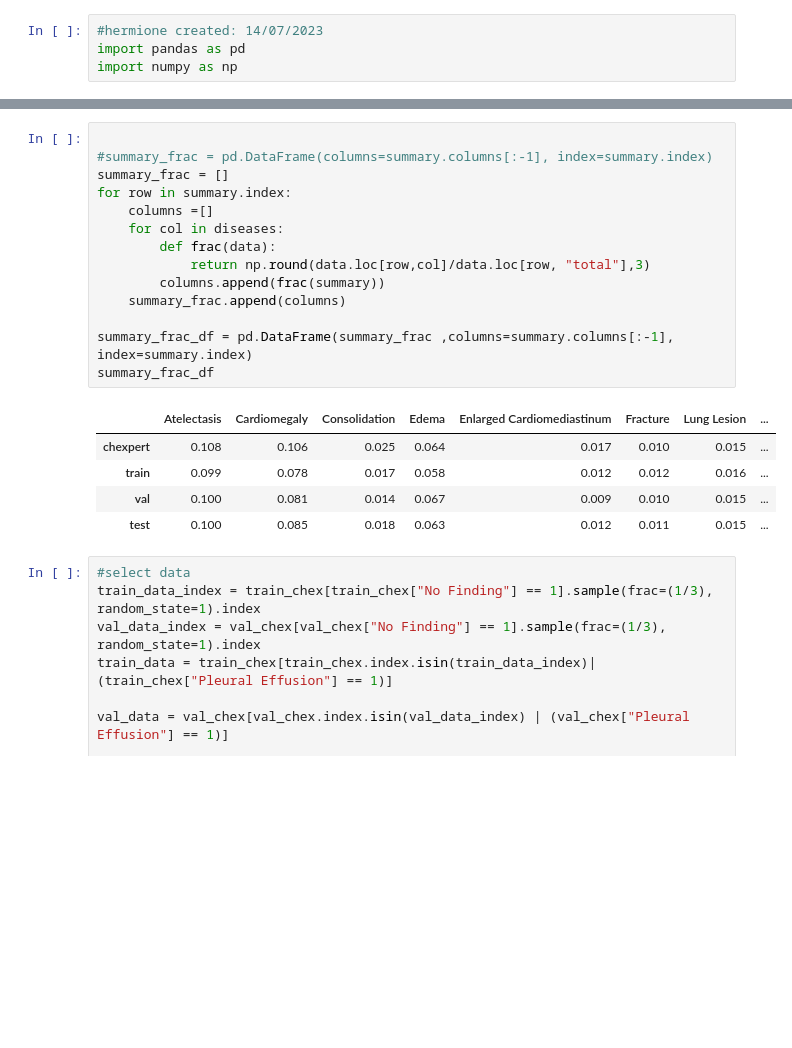
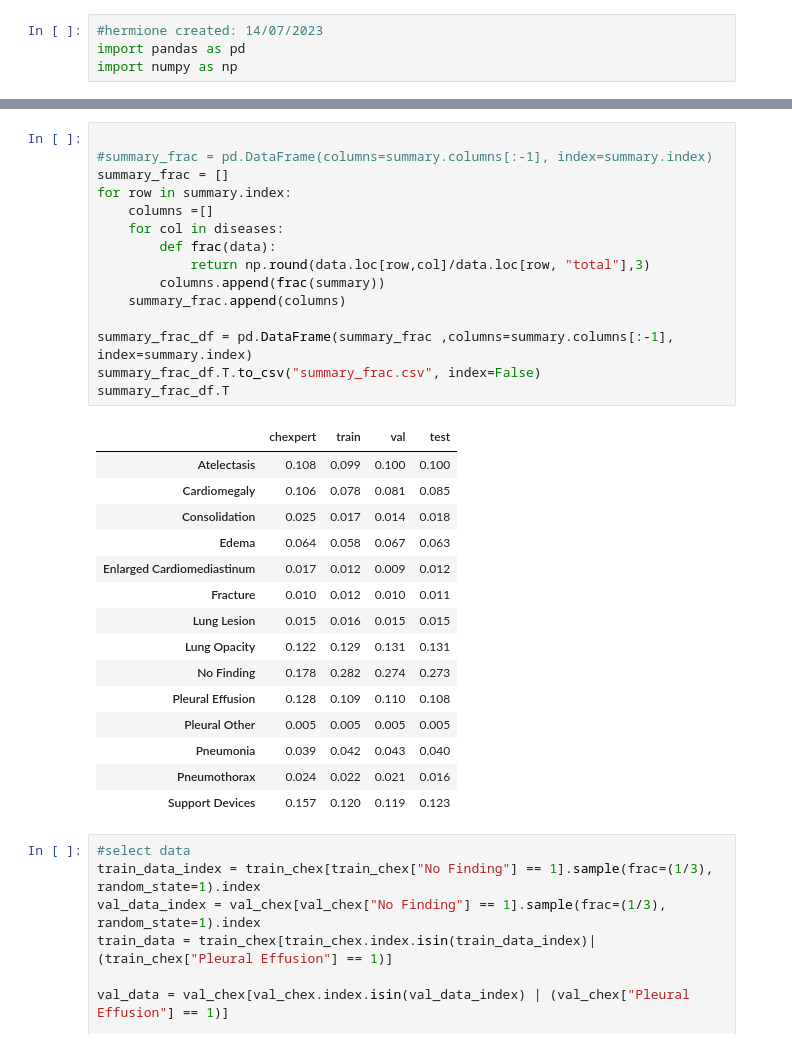
Before and after one commit to hermionewarr/rgrg_pretrained, a Jupyter notebook: src/dataset/create_datasubset.ipynb, the cells around one changed output, grey strips where cells are left out. Saved outputs shown, nothing was run; the diff lists cells and outputs as text; blank space fills up the shorter version.

```diff
--- a/src/dataset/create_datasubset.ipynb
+++ b/src/dataset/create_datasubset.ipynb
@@ -51,23 +83,34 @@ summary #potentially make percentage
 # %%
 
 #summary_frac = pd.DataFrame(columns=summary.columns[:-1], index=summary.index)
 summary_frac = []
 for row in summary.index:
     columns =[]
     for col in diseases:
         def frac(data):
             return np.round(data.loc[row,col]/data.loc[row, "total"],3)
         columns.append(frac(summary))
     summary_frac.append(columns)
 
 summary_frac_df = pd.DataFrame(summary_frac ,columns=summary.columns[:-1], index=summary.index)
-summary_frac_df
+summary_frac_df.T.to_csv("summary_frac.csv", index=False)
+summary_frac_df.T
 # %% [output]
-|  | Atelectasis | Cardiomegaly | Consolidation | Edema | Enlarged Cardiomediastinum | Fracture | Lung Lesion | ... |
-| chexpert | 0.108 | 0.106 | 0.025 | 0.064 | 0.017 | 0.010 | 0.015 | ... |
-| train | 0.099 | 0.078 | 0.017 | 0.058 | 0.012 | 0.012 | 0.016 | ... |
-| val | 0.100 | 0.081 | 0.014 | 0.067 | 0.009 | 0.010 | 0.015 | ... |
-| test | 0.100 | 0.085 | 0.018 | 0.063 | 0.012 | 0.011 | 0.015 | ... |
+|  | chexpert | train | val | test |
+| Atelectasis | 0.108 | 0.099 | 0.100 | 0.100 |
+| Cardiomegaly | 0.106 | 0.078 | 0.081 | 0.085 |
+| Consolidation | 0.025 | 0.017 | 0.014 | 0.018 |
+| Edema | 0.064 | 0.058 | 0.067 | 0.063 |
+| Enlarged Cardiomediastinum | 0.017 | 0.012 | 0.009 | 0.012 |
+| Fracture | 0.010 | 0.012 | 0.010 | 0.011 |
+| Lung Lesion | 0.015 | 0.016 | 0.015 | 0.015 |
+| Lung Opacity | 0.122 | 0.129 | 0.131 | 0.131 |
+| No Finding | 0.178 | 0.282 | 0.274 | 0.273 |
+| Pleural Effusion | 0.128 | 0.109 | 0.110 | 0.108 |
+| Pleural Other | 0.005 | 0.005 | 0.005 | 0.005 |
+| Pneumonia | 0.039 | 0.042 | 0.043 | 0.040 |
+| Pneumothorax | 0.024 | 0.022 | 0.021 | 0.016 |
+| Support Devices | 0.157 | 0.120 | 0.119 | 0.123 |
 # %%
 #select data
 train_data_index = train_chex[train_chex["No Finding"] == 1].sample(frac=(1/3), random_state=1).index
```
Also changed, not shown: parts of 7 cells of this notebook, 11 other files.
